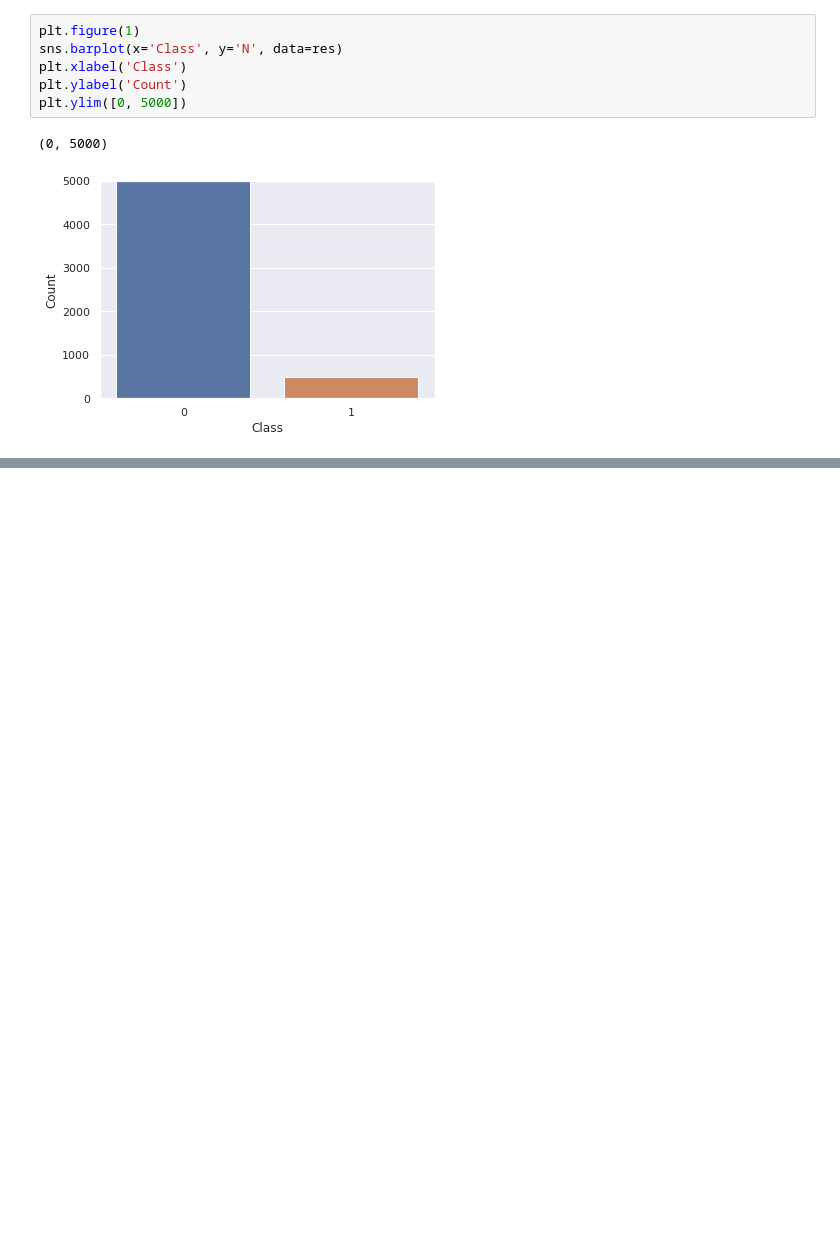
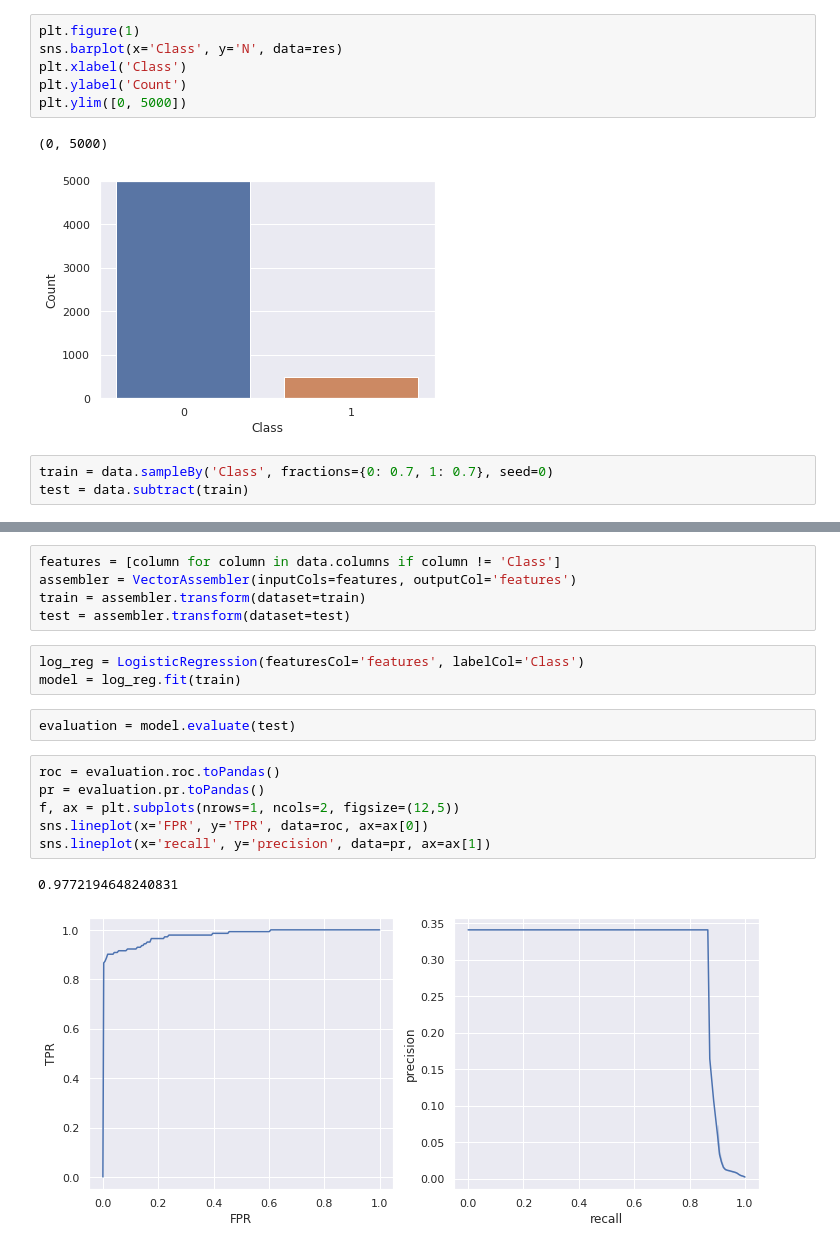
Before and after one commit to VladimirIsakov91/CreditCardFraud, a Jupyter notebook: CreditCardFraud.old.ipynb, the cells around one changed output, grey strips where cells are left out. Saved outputs shown, nothing was run; the diff lists cells and outputs as text; blank space fills up the shorter version.

Commit message:
logistic regression

```diff
--- a/CreditCardFraud.ipynb
+++ b/CreditCardFraud.old.ipynb
@@ -152,3 +155,6 @@ plt.ylim([0, 5000])
 # %% [output]
 (0, 5000)
 [figure]
+# %%
+train = data.sampleBy('Class', fractions={0: 0.7, 1: 0.7}, seed=0)
+test = data.subtract(train)
@@ -154,0 +178,19 @@ plt.ylim([0, 5000])
+# %%
+features = [column for column in data.columns if column != 'Class']
+assembler = VectorAssembler(inputCols=features, outputCol='features')
+train = assembler.transform(dataset=train)
+test = assembler.transform(dataset=test)
+# %%
+log_reg = LogisticRegression(featuresCol='features', labelCol='Class')
+model = log_reg.fit(train)
+# %%
+evaluation = model.evaluate(test)
+# %%
+roc = evaluation.roc.toPandas()
+pr = evaluation.pr.toPandas()
+f, ax = plt.subplots(nrows=1, ncols=2, figsize=(12,5))
+sns.lineplot(x='FPR', y='TPR', data=roc, ax=ax[0])
+sns.lineplot(x='recall', y='precision', data=pr, ax=ax[1])
+# %% [output]
+0.9772194648240831
+[figure, added]
```
Also changed, not shown: parts of 6 cells of this notebook.
